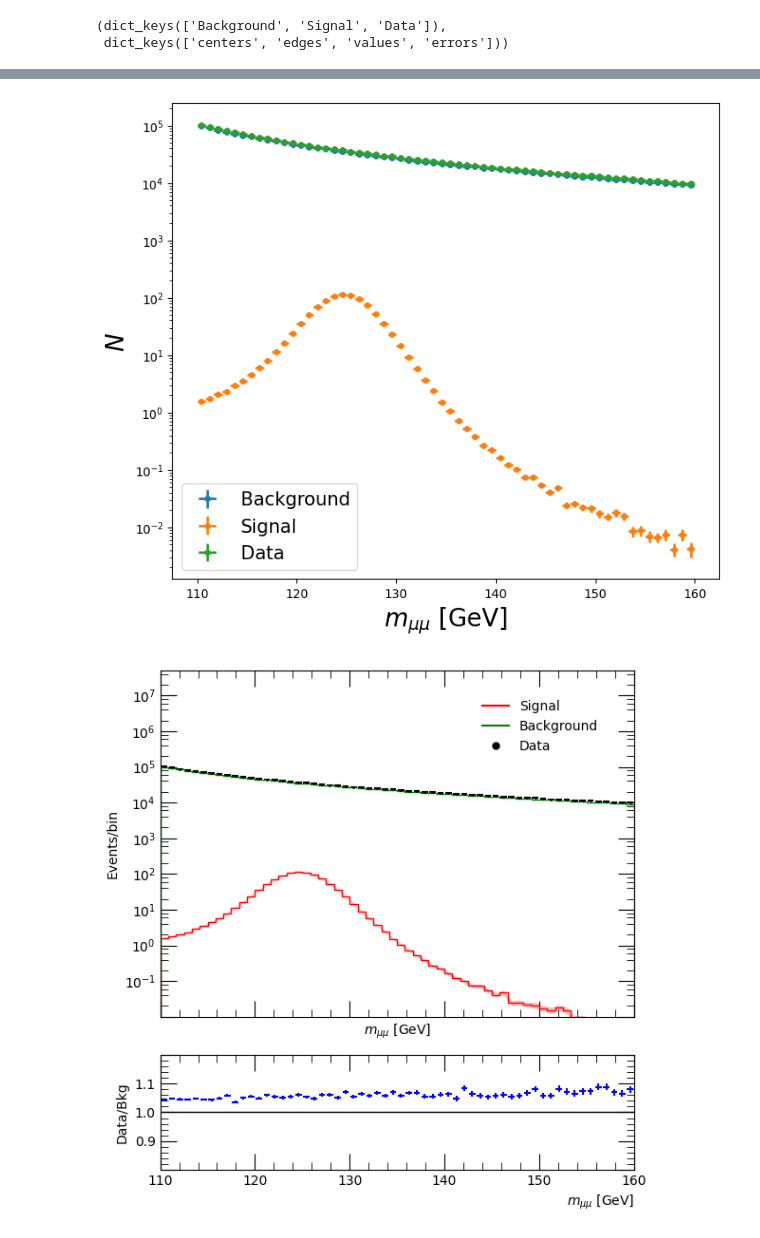
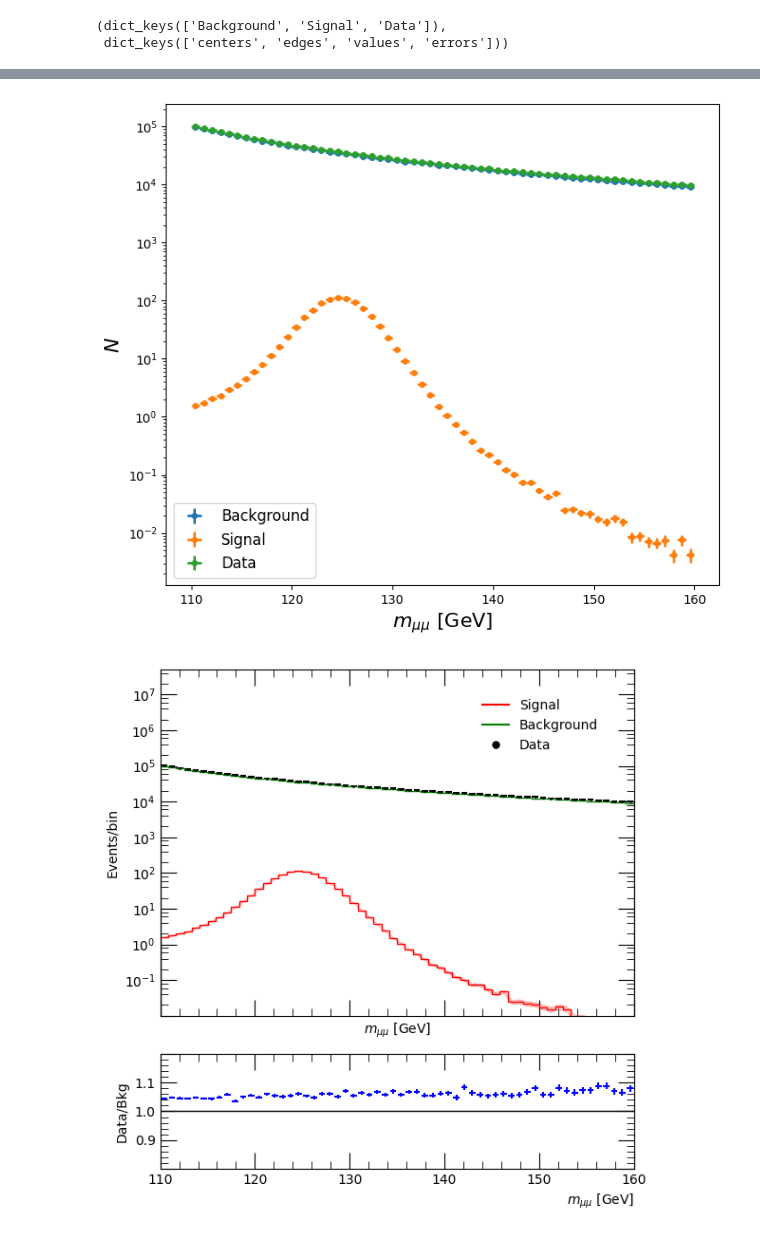
Before and after one commit to j-gavran/PSUF_Hmumu, a Jupyter notebook: vaje/vaje1.ipynb, the cells around one changed output, grey strips where cells are left out. Drawn from its saved outputs; the diff is of its cells as text; code cells hidden in the pictures.

```diff
--- a/vaje/vaje1.ipynb
+++ b/vaje/vaje1.ipynb
@@ -286,9 +286,9 @@ fig, ax = plt.subplots(figsize=(8, 7))
 for label, hist in hists.items():
     plot_simple_histogram(ax, hist["centers"], hist["values"], hist["edges"], lw=2, label=label)
 
-ax.set_xlabel(r"$m_{\mu\mu}$ [GeV]", fontsize=20)
-ax.set_ylabel("$N$", fontsize=20)
+ax.set_xlabel(r"$m_{\mu\mu}$ [GeV]", fontsize=16)
+ax.set_ylabel("$N$", fontsize=16)
 
-ax.legend(fontsize=15)
+ax.legend(fontsize=12)
 ax.set_yscale("log")
 # %% [output]
@@ -296,11 +296,11 @@ ax.set_yscale("log")
 # %%
-def plot_errorbar(ax, x, y, xerr, yerr, **kwargs):
+def plot_errorbar(ax, x, y, xerr, yerr, ms=4, **kwargs):
     ax.errorbar(
         x=x,
         y=y,
         xerr=np.diff(xerr) / 2,
         yerr=yerr,
-        markersize=4,
+        ms=ms,
         linestyle="None",
         marker="o",
         **kwargs,
@@ -309,17 +309,17 @@ def plot_errorbar(ax, x, y, xerr, yerr, **kwargs):
 # %%
 # drawing errors
 fig, ax = plt.subplots(figsize=(8, 7))
 
 for label, hist in hists.items():
     plot_errorbar(ax, hist["centers"], hist["values"], hist["edges"], hist["errors"], lw=2, label=label)
 
-ax.set_xlabel(r"$m_{\mu\mu}$ [GeV]", fontsize=20)
-ax.set_ylabel("$N$", fontsize=20)
+ax.set_xlabel(r"$m_{\mu\mu}$ [GeV]", fontsize=16)
+ax.set_ylabel("$N$", fontsize=16)
 
-ax.legend(fontsize=15)
+ax.legend(fontsize=12)
 ax.set_yscale("log")
 # %% [output]
-[figure, old version]
+[figure, new version]
 # %%
 # using helpers
 from helpers.visualize_data import visualize_histograms
```
Also changed, not shown: parts of 28 cells of this notebook, 10 other files.
